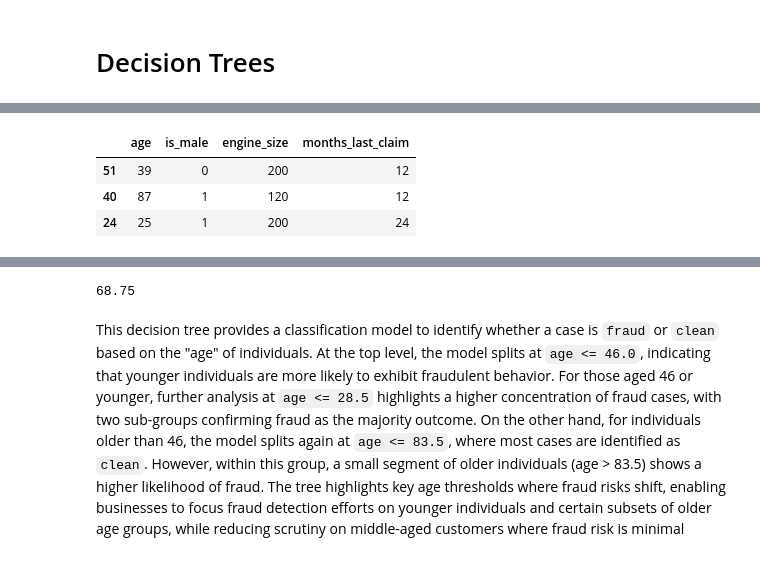
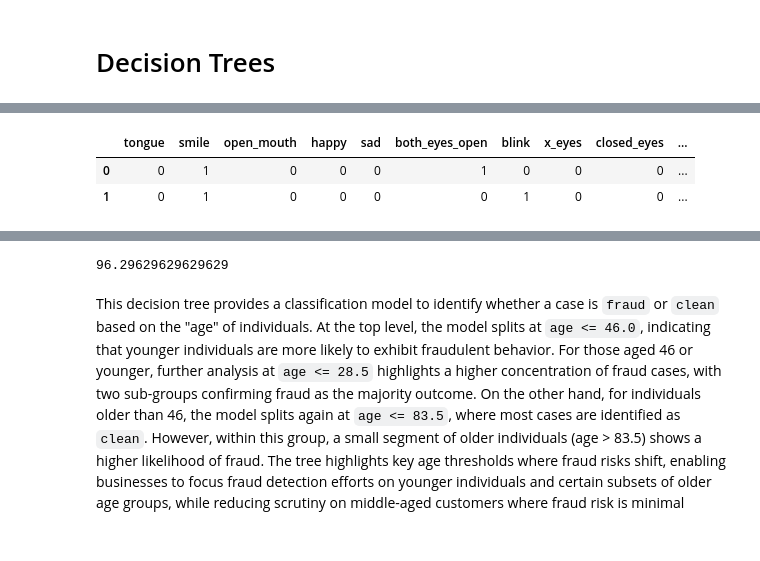
Before and after one commit to lcbjrrr/ML315, a Jupyter notebook: ML315_5_Trees.ipynb, the cells around one changed output, grey strips where cells are left out. Saved outputs shown, nothing was run; the diff lists cells and outputs as text; code cells hidden in the pictures.

```diff
--- a/ML315_5_Trees.ipynb
+++ b/ML315_5_Trees.ipynb
@@ -27,24 +16,23 @@ A train-test split is a crucial technique in machine learning used to evaluate a
-# %%
-from sklearn.model_selection import train_test_split
-X_train, X_test, y_train, y_test = train_test_split(df[['age','is_male','engine_size','months_last_claim']],df['fraud'] ,test_size=0.20)
-X_train.head(3)
-# %% [output]
-|  | age | is_male | engine_size | months_last_claim |
-| 51 | 39 | 0 | 200 | 12 |
-| 40 | 87 | 1 | 120 | 12 |
-| 24 | 25 | 1 | 200 | 24 |
+# %%
+X_train = train.drop('biting',axis=1)
+y_train = train['biting']
+X_train.head(2)
+# %% [output]
+|  | tongue | smile | open_mouth | happy | sad | both_eyes_open | blink | x_eyes | closed_eyes | ... |
+| 0 | 0 | 1 | 0 | 0 | 0 | 1 | 0 | 0 | 0 | ... |
+| 1 | 0 | 1 | 0 | 0 | 0 | 0 | 1 | 0 | 0 | ... |
 # %% [markdown]
  A decision tree classifier is a supervised learning algorithm that uses a tree-like structure to categorize data. It works by asking a series of questions about the data's features, represented by internal nodes in the tree, and following branches based on the answers until it reaches a leaf node, which represents a specific category. During training, the algorithm learns the optimal questions to ask at each node to best separate the data into distinct categories. This makes decision trees highly interpretable, as the decision-making process is easily visualized. They can handle both categorical and numerical data and require minimal data preprocessing. However, they are prone to overfitting, where the tree becomes too complex and performs poorly on new data, which can be addressed with techniques like pruning.
 
 ![](https://i0.wp.com/spotintelligence.com/wp-content/uploads/2024/05/decision-tree-example-1024x576.jpg?resize=1024%2C576&ssl=1)
 # %%
 from sklearn.tree import DecisionTreeClassifier
-tree = DecisionTreeClassifier(max_depth=2)
+tree = DecisionTreeClassifier(max_depth=4)
 tree.fit(X_train,y_train)
 train_accuracy= tree.score(X_train,y_train)*100
 train_accuracy
 # %% [output]
-68.75
+96.29629629629629
 # %% [markdown]
  This decision tree provides a classification model to identify whether a case is `fraud` or `clean` based on the "age" of individuals. At the top level, the model splits at `age <= 46.0`, indicating that younger individuals are more likely to exhibit fraudulent behavior. For those aged 46 or younger, further analysis at `age <= 28.5` highlights a higher concentration of fraud cases, with two sub-groups confirming fraud as the majority outcome. On the other hand, for individuals older than 46, the model splits again at `age <= 83.5`, where most cases are identified as `clean`. However, within this group, a small segment of older individuals (age > 83.5) shows a higher likelihood of fraud. The tree highlights key age thresholds where fraud risks shift, enabling businesses to focus fraud detection efforts on younger individuals and certain subsets of older age groups, while reducing scrutiny on middle-aged customers where fraud risk is minimal
 # %%
```
Also changed, not shown: parts of 11 cells of this notebook.
